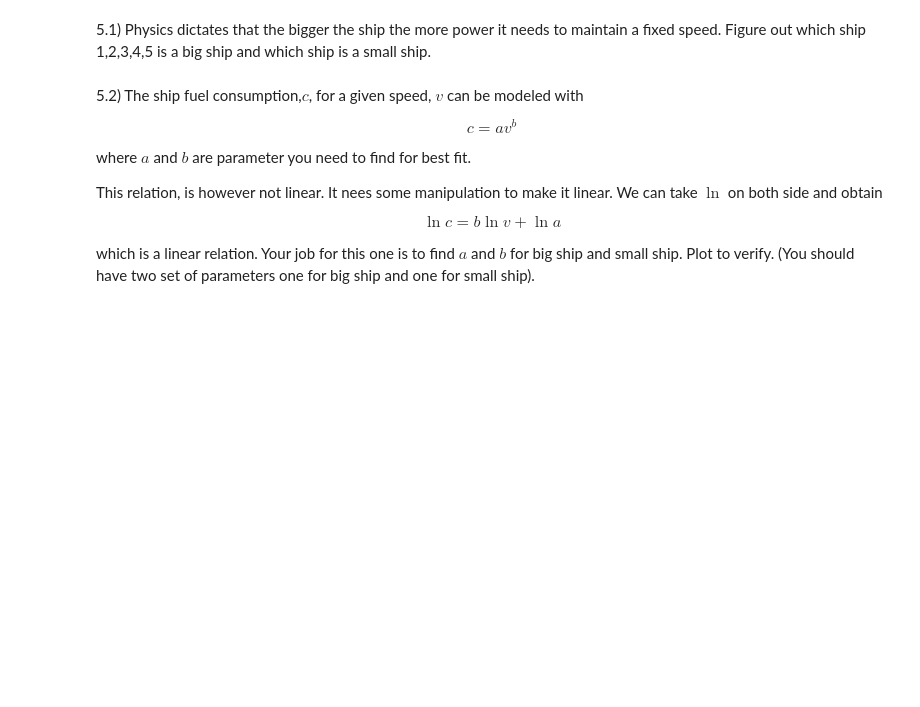
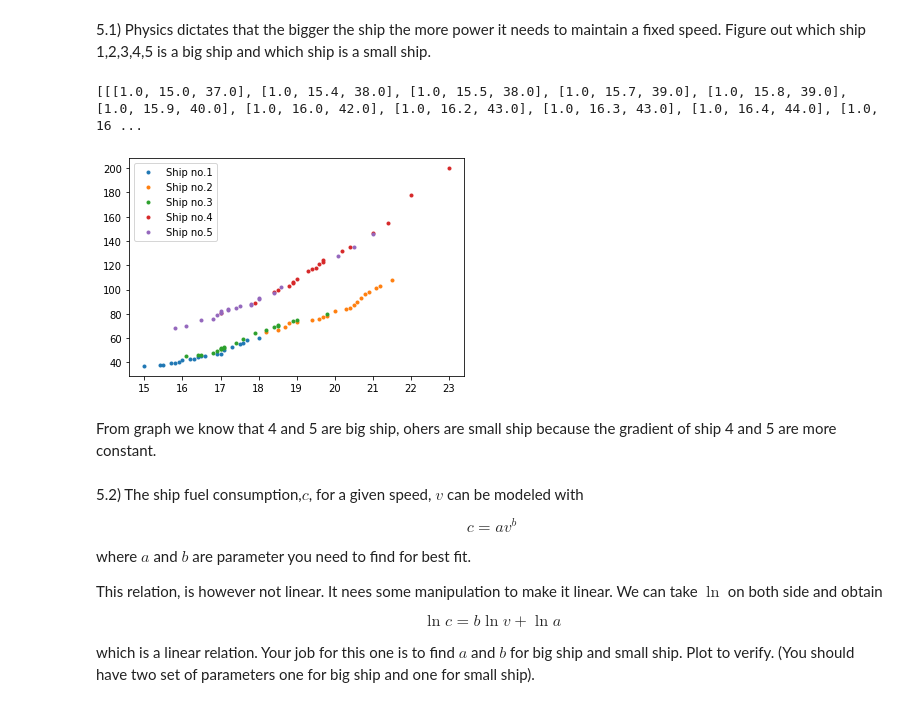
Before and after one commit to natthakan2000/ICCS314, a Jupyter notebook: Homework-4-master/Homework 4.ipynb, the cells around one changed output. Drawn from its saved outputs; the diff is of its cells as text; code cells hidden in the pictures; blank space fills up the shorter version.

```diff
--- a/Homework-4-master/Homework 4.ipynb
+++ b/Homework-4-master/Homework 4.ipynb
@@ -188,5 +189,34 @@ plt.plot(speed, fuel,'.')
 # %% [markdown]
 5.1) Physics dictates that the bigger the ship the more power it needs to maintain a fixed speed. Figure out which ship 1,2,3,4,5 is a big ship and which ship is a small ship.
+# %%
+ship
+def ships():
+    ans = []
+    for i in range(1,6):
+        shipNo = []
+        for j in ship:
+            if j[0] == i:
+                shipNo.append(list(j))
+        ans.append(shipNo)
+    return ans
+print (ships())
+# %% [output]
+[[[1.0, 15.0, 37.0], [1.0, 15.4, 38.0], [1.0, 15.5, 38.0], [1.0, 15.7, 39.0], [1.0, 15.8, 39.0], [1.0, 15.9, 40.0], [1.0, 16.0, 42.0], [1.0, 16.2, 43.0], [1.0, 16.3, 43.0], [1.0, 16.4, 44.0], [1.0, 16 ...
+# %%
+def ship_plotter():
+    check = ships()
+    c = 1
+    for i in check:
+        speeds = [j[1] for j in i]
+        fuels = [j[2] for j in i]
+        plt.plot(speeds,fuels, '.', label = str('Ship no.'+str(c)))
+        c+=1
+    plt.legend(loc='upper left')
+ship_plotter()
+# %% [output]
+[figure, added]
+# %% [markdown]
+From graph we know that 4 and 5 are big ship, ohers are small ship because the gradient of ship 4 and 5 are more constant.
 # %% [markdown]
 5.2) The ship fuel consumption,$c$, for a given speed, $v$ can be modeled with
 
```
Also changed, not shown: parts of 13 cells of this notebook, 12 other files.
